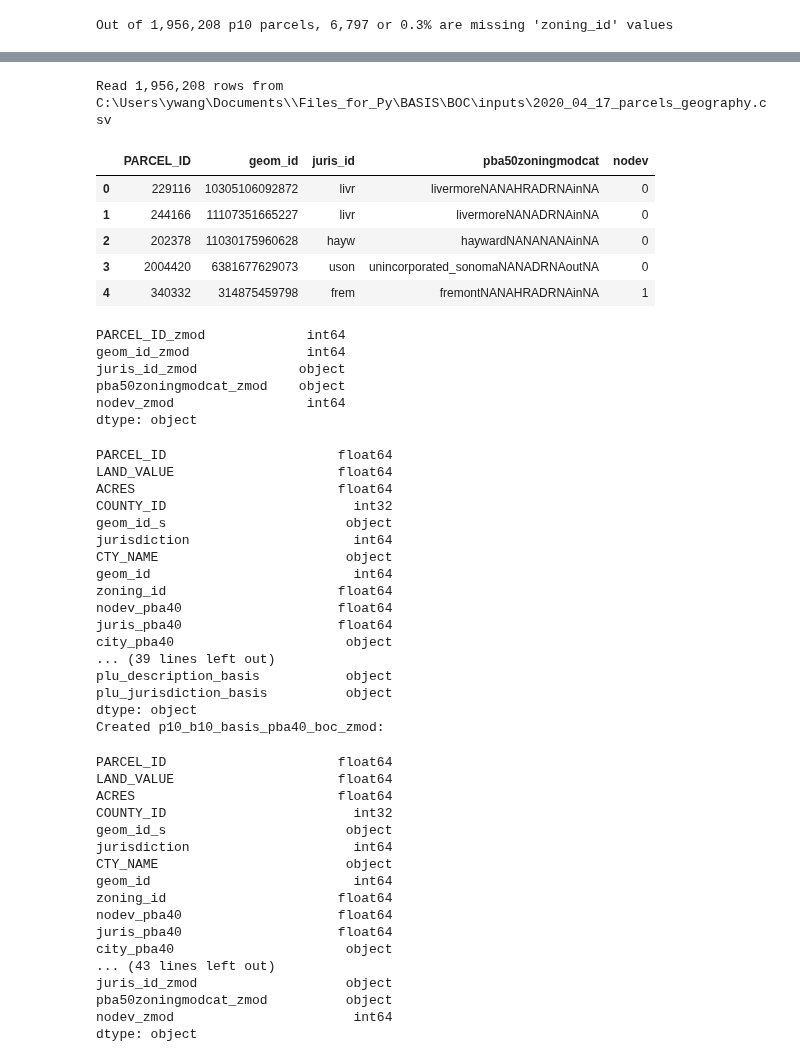
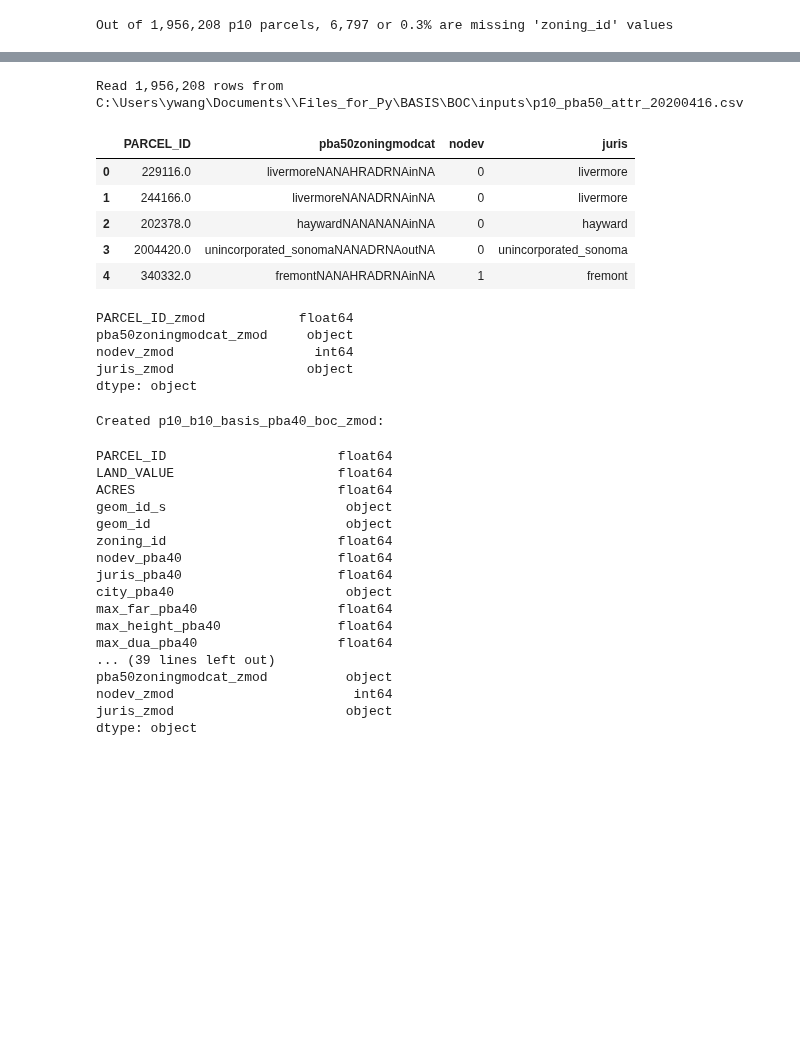
Before and after one commit to BayAreaMetro/petrale, a Jupyter notebook: policies/plu/BASIS_boc/1_PLU_BOC_data_combine.ipynb, the cells around one changed output, grey strips where cells are left out. Saved outputs shown, nothing was run; the diff lists cells and outputs as text; code cells hidden in the pictures; blank space fills up the shorter version.

```diff
--- a/policies/plu/BASIS_boc/1_PLU_BOC_data_combine.ipynb
+++ b/policies/plu/BASIS_boc/1_PLU_BOC_data_combine.ipynb
@@ -27,8 +27,8 @@ today = datetime.today().strftime('%Y_%m_%d')
 basemap_p10_file = os.path.join(input_dir, 'p10.csv')
 basemap_p10 = pd.read_csv(
     basemap_p10_file,
-    usecols =['PARCEL_ID','geom_id_s','COUNTY_ID','jurisdiction','ACRES','LAND_VALUE'],
-    dtype   ={'PARCEL_ID':np.float64, 'geom_id_s':str, 'COUNTY_ID':np.int32, 'juristiction':str,
+    usecols =['PARCEL_ID','geom_id_s','ACRES','LAND_VALUE'],
+    dtype   ={'PARCEL_ID':np.float64, 'geom_id_s':str,
               'ACRES':np.float64, 'LAND_VALUE':np.float64})
 print("Read {:,} rows from {}".format(len(basemap_p10), basemap_p10_file))
 display(basemap_p10.head())
@@ -43,16 +42,0 @@ Read 1,956,208 rows from C:\Users\ywang\Documents\\Files_for_Py\BASIS\BOC\inputs
-# %%
-cnty = {'Alameda': 1.0,
-'Contra Costa': 13.0,
-'Marin': 41.0,
-'Napa': 55.0,
-'San Francisco': 75.0,
-'San Mateo': 81.0,
-'Santa Clara': 85.0,
-'Solano': 95.0,
-'Sonoma': 97.0}
-
-ctyMap = pd.DataFrame(cnty.items(), columns=['CTY_NAME', 'COUNTY_ID'])
-
-basemap_p10 = basemap_p10.merge(ctyMap,on='COUNTY_ID',how='left')
-print(basemap_p10.shape)
-#display(basemap_p10.head())
@@ -214,72 +196,52 @@ dtype: object
 # %%
 ###### Bring in zoning scenarios data
 
-zmod_file = os.path.join(input_dir,'2020_04_17_parcels_geography.csv')
+zmod_file = os.path.join(input_dir,'p10_pba50_attr_20200416.csv')
 zmod = pd.read_csv(
     zmod_file,
-    usecols = ['PARCEL_ID','geom_id','juris_id','pba50zoningmodcat','nodev'])
+    usecols = ['PARCEL_ID','juris','pba50zoningmodcat','nodev'])
 
 print("Read {:,} rows from {}".format(len(zmod), zmod_file))
 display(zmod.head())
 
 # append _zmod to column names to clarify source of these columns
 rename_cols = dict((col, col+"_zmod") for col in zmod.columns.values)
 zmod.rename(columns=rename_cols, inplace=True)
 display(zmod.dtypes)
 
 # merge parcel data with zoning mods
-p10_basis_pba40_boc["geom_id"] = pd.to_numeric(p10_basis_pba40_boc.geom_id_s)
-print(p10_basis_pba40_boc.dtypes)
-
 p10_basis_pba40_boc_zmod       = pd.merge(left=p10_basis_pba40_boc, right=zmod,
-                                              left_on='geom_id', right_on='geom_id_zmod', how = 'left')
+                                              left_on='PARCEL_ID', right_on='PARCEL_ID_zmod', how = 'left')
 print("Created p10_b10_basis_pba40_boc_zmod:")
 display(p10_basis_pba40_boc_zmod.dtypes)
 # %% [output]
-Read 1,956,208 rows from C:\Users\ywang\Documents\\Files_for_Py\BASIS\BOC\inputs\2020_04_17_parcels_geography.csv
+Read 1,956,208 rows from C:\Users\ywang\Documents\\Files_for_Py\BASIS\BOC\inputs\p10_pba50_attr_20200416.csv
-|  | PARCEL_ID | geom_id | juris_id | pba50zoningmodcat | nodev |
-| 0 | 229116 | 10305106092872 | livr | livermoreNANAHRADRNAinNA | 0 |
-| 1 | 244166 | 11107351665227 | livr | livermoreNANADRNAinNA | 0 |
-| 2 | 202378 | 11030175960628 | hayw | haywardNANANANAinNA | 0 |
-| 3 | 2004420 | 6381677629073 | uson | unincorporated_sonomaNANADRNAoutNA | 0 |
-| 4 | 340332 | 314875459798 | frem | fremontNANAHRADRNAinNA | 1 |
+|  | PARCEL_ID | pba50zoningmodcat | nodev | juris |
+| 0 | 229116.0 | livermoreNANAHRADRNAinNA | 0 | livermore |
+| 1 | 244166.0 | livermoreNANADRNAinNA | 0 | livermore |
+| 2 | 202378.0 | haywardNANANANAinNA | 0 | hayward |
+| 3 | 2004420.0 | unincorporated_sonomaNANADRNAoutNA | 0 | unincorporated_sonoma |
+| 4 | 340332.0 | fremontNANAHRADRNAinNA | 1 | fremont |
-PARCEL_ID_zmod             int64
-geom_id_zmod               int64
-juris_id_zmod             object
-pba50zoningmodcat_zmod    object
-nodev_zmod                 int64
+PARCEL_ID_zmod            float64
+pba50zoningmodcat_zmod     object
+nodev_zmod                  int64
+juris_zmod                 object
 dtype: object
-PARCEL_ID                      float64
-LAND_VALUE                     float64
-ACRES                          float64
-COUNTY_ID                        int32
-geom_id_s                       object
-jurisdiction                     int64
-CTY_NAME                        object
-geom_id                          int64
-zoning_id                      float64
-nodev_pba40                    float64
-juris_pba40                    float64
-city_pba40                      object
-... (39 lines left out)
-plu_description_basis           object
-plu_jurisdiction_basis          object
-dtype: object
 Created p10_b10_basis_pba40_boc_zmod:
 PARCEL_ID                      float64
 LAND_VALUE                     float64
 ACRES                          float64
-COUNTY_ID                        int32
 geom_id_s                       object
-jurisdiction                     int64
-CTY_NAME                        object
-geom_id                          int64
+geom_id                         object
 zoning_id                      float64
 nodev_pba40                    float64
 juris_pba40                    float64
 city_pba40                      object
-... (43 lines left out)
-juris_id_zmod                   object
+max_far_pba40                  float64
+max_height_pba40               float64
+max_dua_pba40                  float64
+... (39 lines left out)
 pba50zoningmodcat_zmod          object
 nodev_zmod                       int64
+juris_zmod                      object
 dtype: object
```
Also changed, not shown: parts of 6 cells of this notebook.
